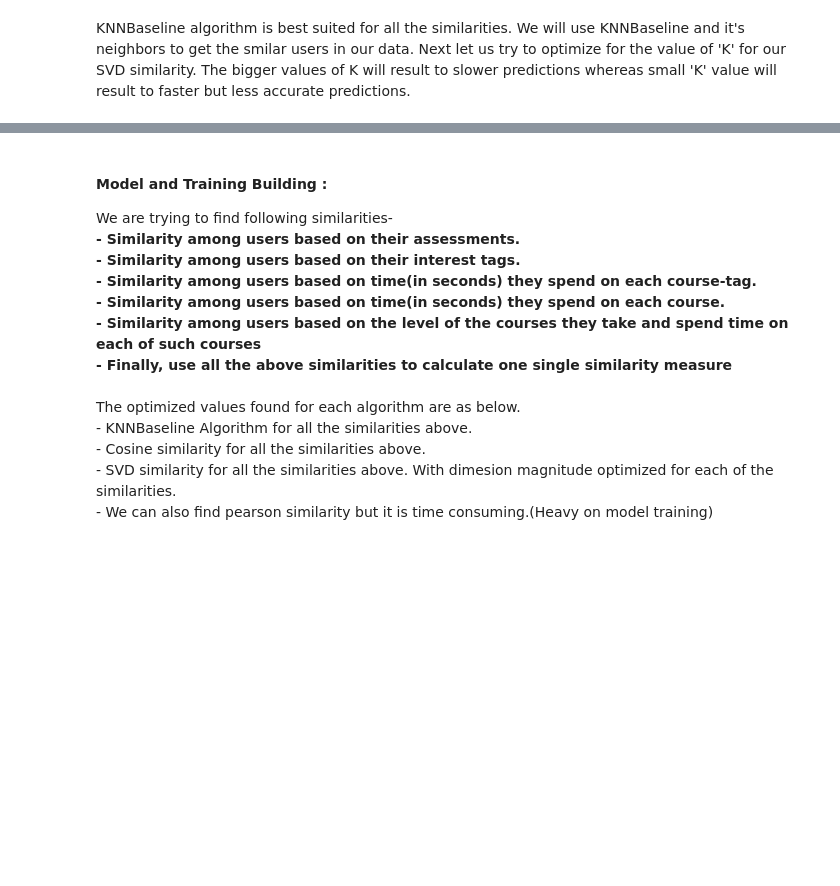
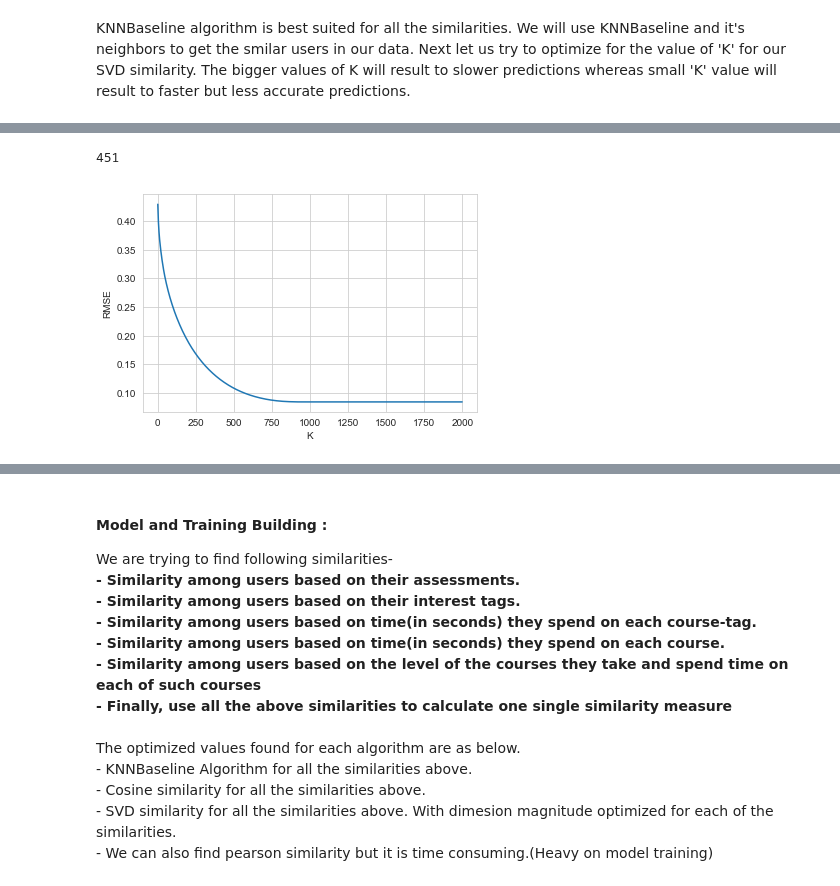
Before and after one commit to amandeepfj/MachineLearningProject, a Jupyter notebook: RecommendationSystemNotebooks/DataUnderstanding _ModelEvaluation _ModelSelection.ipynb, the cells around one changed output, grey strips where cells are left out. Drawn from its saved outputs; the diff is of its cells as text; code cells hidden in the pictures; blank space fills up the shorter version.

```diff
--- a/RecommendationSystemNotebooks/DataUnderstanding _ModelEvaluation _ModelSelection.ipynb
+++ b/RecommendationSystemNotebooks/DataUnderstanding _ModelEvaluation _ModelSelection.ipynb
@@ -444,7 +543,10 @@ OPTIMIZED_DIM_SIZE_USER_INTEREST = 40
 # %%
-#sns.lineplot(x = 'K', y = 'RMSE', data=scores_df_uct[:])
-#OPTIMIZED_DIM_SIZE_USER_COURSE_TAG = get_knee_point(scores_df_uct)
-#print(OPTIMIZED_DIM_SIZE_USER_COURSE_TAG)
+sns.lineplot(x = 'K', y = 'RMSE', data=scores_df_uct[:])
+OPTIMIZED_DIM_SIZE_USER_COURSE_TAG = get_knee_point(scores_df_uct)
+print(OPTIMIZED_DIM_SIZE_USER_COURSE_TAG)
 # the algo is giving wrong elbow setting it manually to
 OPTIMIZED_DIM_SIZE_USER_COURSE_TAG = 80
+# %% [output]
+451
+[figure, added]
 # %%
```
Also changed, not shown: parts of 19 cells of this notebook, 1 other file.
